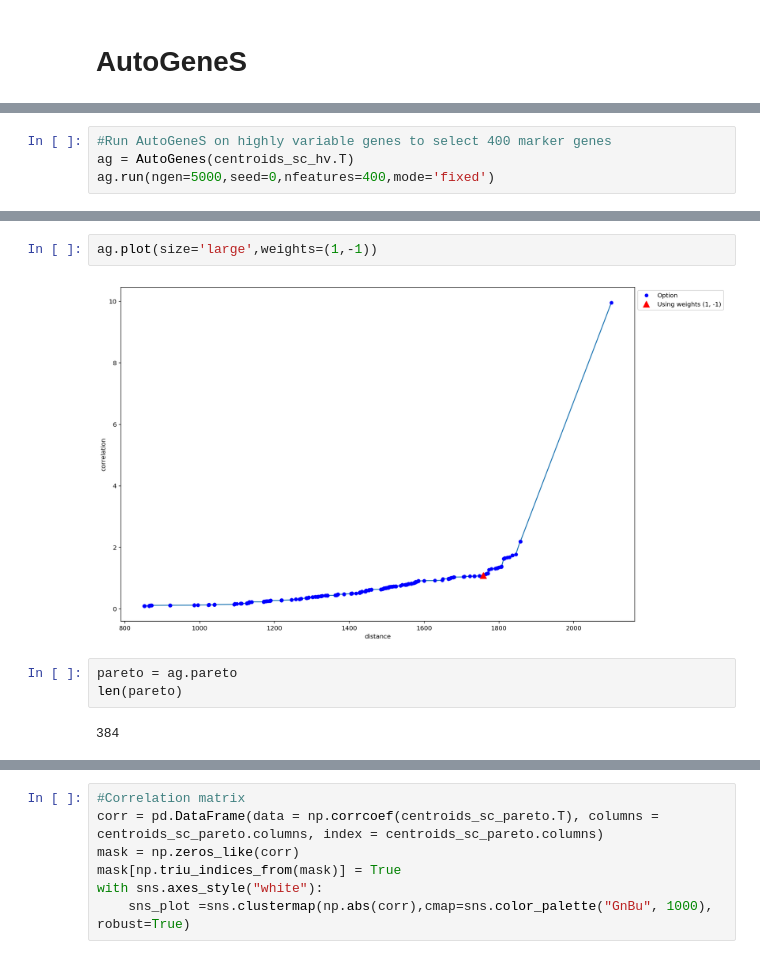
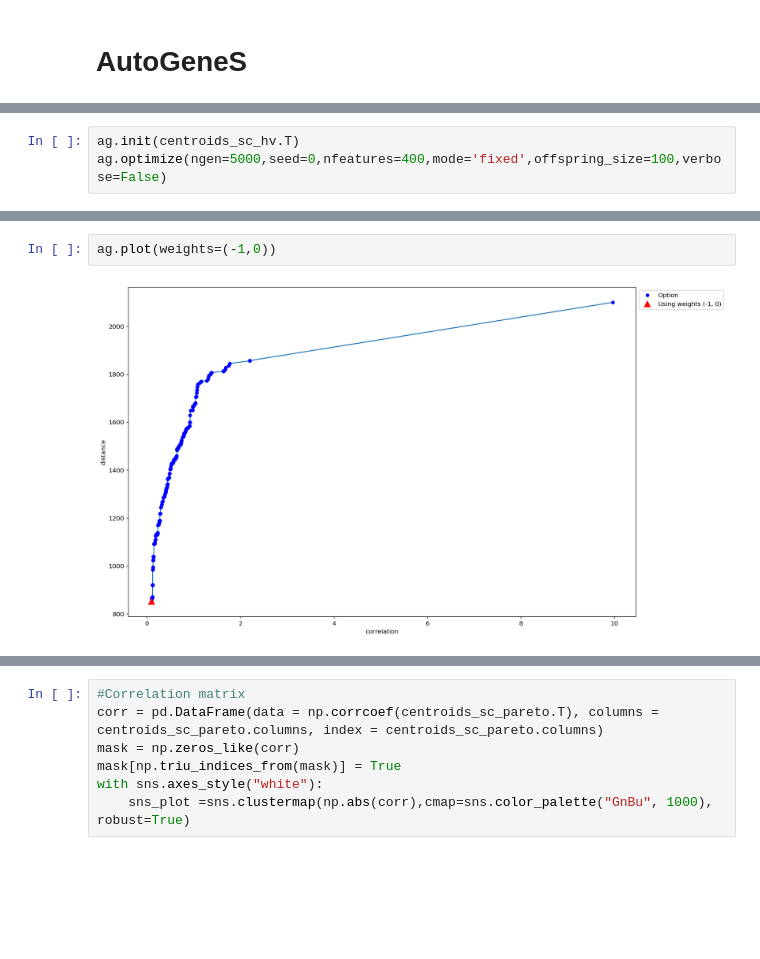
Before and after one commit to theislab/AutoGeneS, a Jupyter notebook: deconv_example/bulkDeconvolution_using_singleCellReferenceProfiles.ipynb, the cells around one changed output, grey strips where cells are left out. Cells and saved outputs as stored; diff of their text form; blank space fills up the shorter version.

```diff
--- a/deconv_example/bulkDeconvolution_using_singleCellReferenceProfiles.ipynb
+++ b/deconv_example/bulkDeconvolution_using_singleCellReferenceProfiles.ipynb
@@ -107,4 +110,3 @@ centroids_sc_hv.shape
 # %%
-#Run AutoGeneS on highly variable genes to select 400 marker genes
-ag = AutoGenes(centroids_sc_hv.T)
-ag.run(ngen=5000,seed=0,nfeatures=400,mode='fixed')
+ag.init(centroids_sc_hv.T)
+ag.optimize(ngen=5000,seed=0,nfeatures=400,mode='fixed',offspring_size=100,verbose=False)
@@ -129,9 +113,4 @@ gen     nevals  pareto  distance        correlation
 # %%
-ag.plot(size='large',weights=(1,-1))
+ag.plot(weights=(-1,0))
 # %% [output]
-[figure, old version]
+[figure, new version]
-# %%
-pareto = ag.pareto
-len(pareto)
-# %% [output]
-384
```
Also changed, not shown: parts of 13 cells of this notebook.
